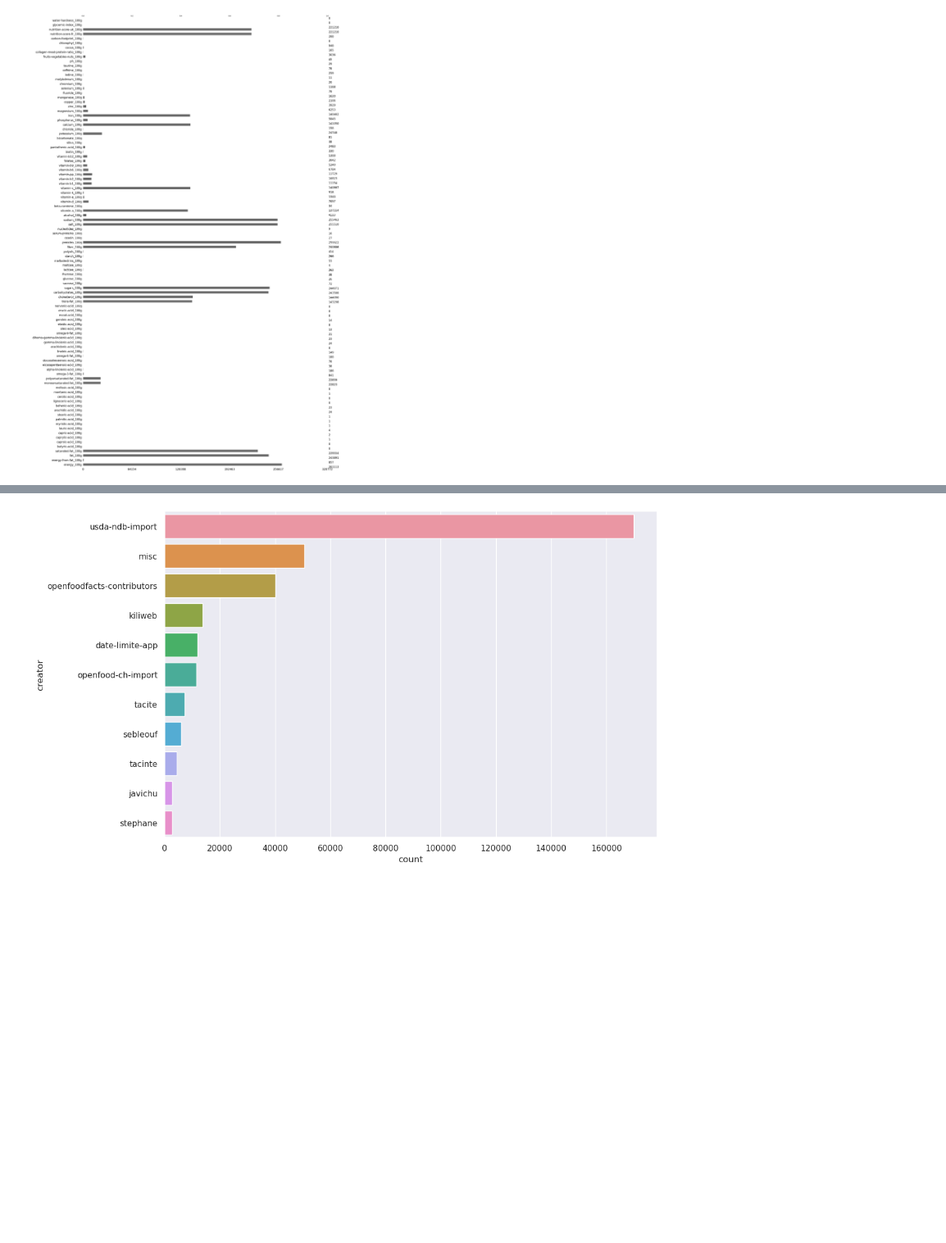
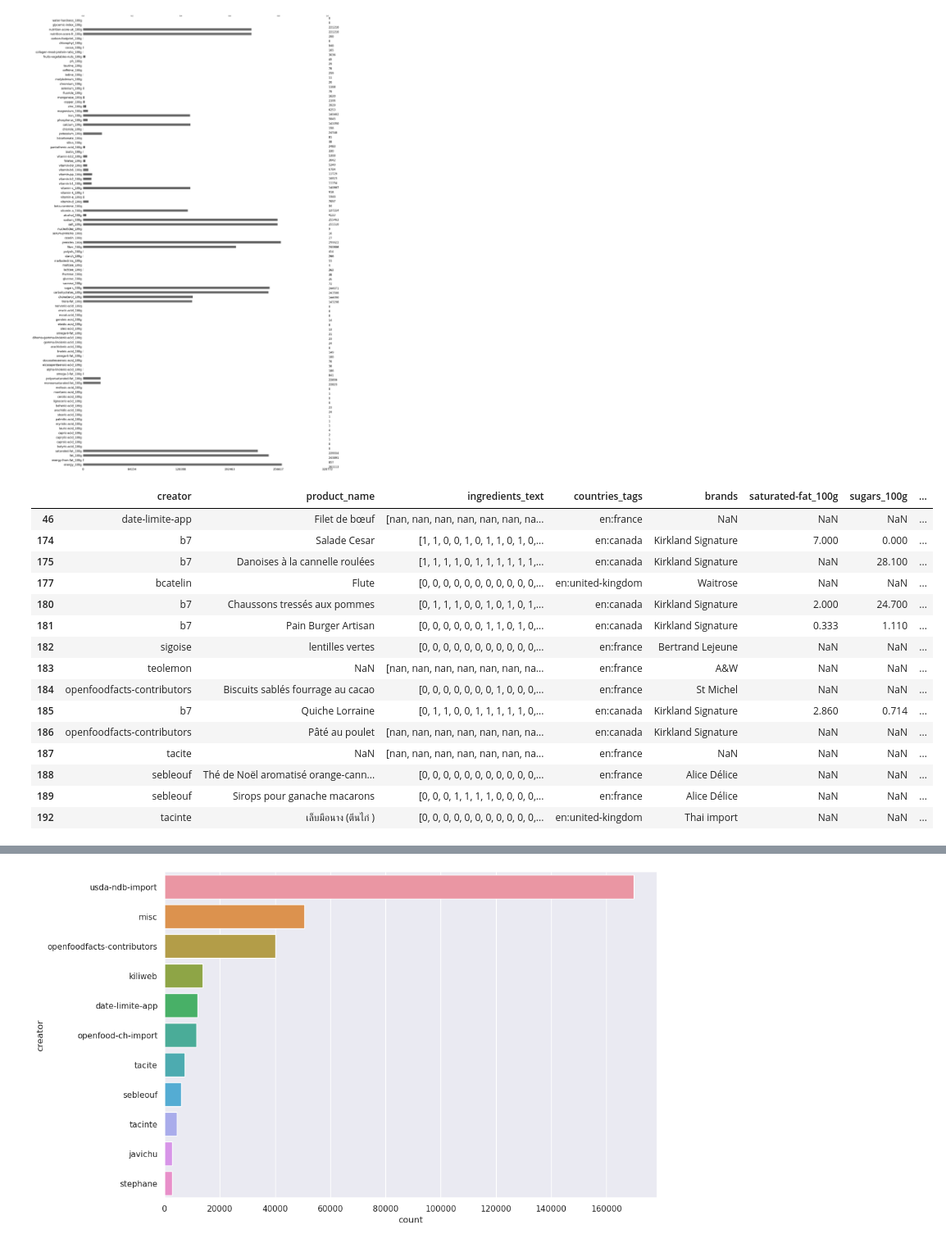
Before and after one commit to vicmcl/open_food_facts, a Jupyter notebook: src/notebook.ipynb, the cells around one changed output, grey strips where cells are left out. Shown at 82% size. Drawn from its saved outputs; the diff is of its cells as text; code cells hidden in the pictures; blank space fills up the shorter version.

```diff
--- a/src/notebook.ipynb
+++ b/src/notebook.ipynb
@@ -245,3 +247,32 @@ class ProbImputer(BaseEstimator, TransformerMixin):
             ),
         )
         return X_imputed
+# %%
+class LabelsFormatter(BaseEstimator, TransformerMixin):
+
+    def __init__(self, to_format=None):
+        self.to_format = to_format
+
+    def fit(self, X, y=None):
+        return self
+
+    def transform(self, X):
+        # Filter and extract nouns from a given sentence.
+        def filter_tokens(sentence):
+            if pd.notna(sentence):
+                tokens = word_tokenize(sentence.lower())
+                tagged_words = pos_tag(tokens)
+                nouns = {
+                    word
+                    for word, tag in tagged_words
+                    # Extract nouns that do not contain specific characters
+                    if tag == "NN" and all(char not in word for char in ["%", "'", "/"])
+                }
+                return nouns
+            else:
+                return np.nan
+
+        # Apply the filter_tokens function to extract and filter nouns from sentences
+        formatted_col = X[self.to_format].apply(filter_tokens)
+        X.loc[:, self.to_format] = formatted_col
+        return X
@@ -247,0 +346,30 @@ class ProbImputer(BaseEstimator, TransformerMixin):
+# %%
+label_pipe = Pipeline(
+    [
+        ("selector", FeatureSelector(features=feats, target=target)),
+        ("formatter", LabelsFormatter(to_format="ingredients_text")),
+        ("encoder", MultiLabelEncoder(to_encode="ingredients_text", rank=20)),
+        #("imputer", LabelsImputer(to_impute="ingredients_text")),
+    ]
+)
+# %%
+df_piped = label_pipe.fit_transform(df.head(200))
+# %%
+df_piped
+# %% [output]
+|  | creator | product_name | ingredients_text | countries_tags | brands | saturated-fat_100g | sugars_100g | ... |
+| 46 | date-limite-app | Filet de bœuf | [nan, nan, nan, nan, nan, nan, na... | en:france | NaN | NaN | NaN | ... |
+| 174 | b7 | Salade Cesar | [1, 1, 0, 0, 1, 0, 1, 1, 0, 1, 0,... | en:canada | Kirkland Signature | 7.000 | 0.000 | ... |
+| 175 | b7 | Danoises à la cannelle roulées | [1, 1, 1, 1, 0, 1, 1, 1, 1, 1, 1,... | en:canada | Kirkland Signature | NaN | 28.100 | ... |
+| 177 | bcatelin | Flute | [0, 0, 0, 0, 0, 0, 0, 0, 0, 0, 0,... | en:united-kingdom | Waitrose | NaN | NaN | ... |
+| 180 | b7 | Chaussons tressés aux pommes | [0, 1, 1, 1, 0, 0, 1, 0, 1, 0, 1,... | en:canada | Kirkland Signature | 2.000 | 24.700 | ... |
+| 181 | b7 | Pain Burger Artisan | [0, 0, 0, 0, 0, 0, 1, 1, 0, 1, 0,... | en:canada | Kirkland Signature | 0.333 | 1.110 | ... |
+| 182 | sigoise | lentilles vertes | [0, 0, 0, 0, 0, 0, 0, 0, 0, 0, 0,... | en:france | Bertrand Lejeune | NaN | NaN | ... |
+| 183 | teolemon | NaN | [nan, nan, nan, nan, nan, nan, na... | en:france | A&W | NaN | NaN | ... |
+| 184 | openfoodfacts-contributors | Biscuits sablés fourrage au cacao | [0, 0, 0, 0, 0, 0, 0, 1, 0, 0, 0,... | en:france | St Michel | NaN | NaN | ... |
+| 185 | b7 | Quiche Lorraine | [0, 1, 1, 0, 0, 1, 1, 1, 1, 1, 0,... | en:canada | Kirkland Signature | 2.860 | 0.714 | ... |
+| 186 | openfoodfacts-contributors | Pâté au poulet | [nan, nan, nan, nan, nan, nan, na... | en:canada | Kirkland Signature | NaN | NaN | ... |
+| 187 | tacite | NaN | [nan, nan, nan, nan, nan, nan, na... | en:france | NaN | NaN | NaN | ... |
+| 188 | sebleouf | Thé de Noël aromatisé orange-cann... | [0, 0, 0, 0, 0, 0, 0, 0, 0, 0, 0,... | en:france | Alice Délice | NaN | NaN | ... |
+| 189 | sebleouf | Sirops pour ganache macarons | [0, 0, 0, 1, 1, 1, 1, 0, 0, 0, 0,... | en:france | Alice Délice | NaN | NaN | ... |
+| 192 | tacinte | เล็บมือนาง (ตีนไก่ ) | [0, 0, 0, 0, 0, 0, 0, 0, 0, 0, 0,... | en:united-kingdom | Thai import | NaN | NaN | ... |
```
Also changed, not shown: parts of 20 cells of this notebook.
